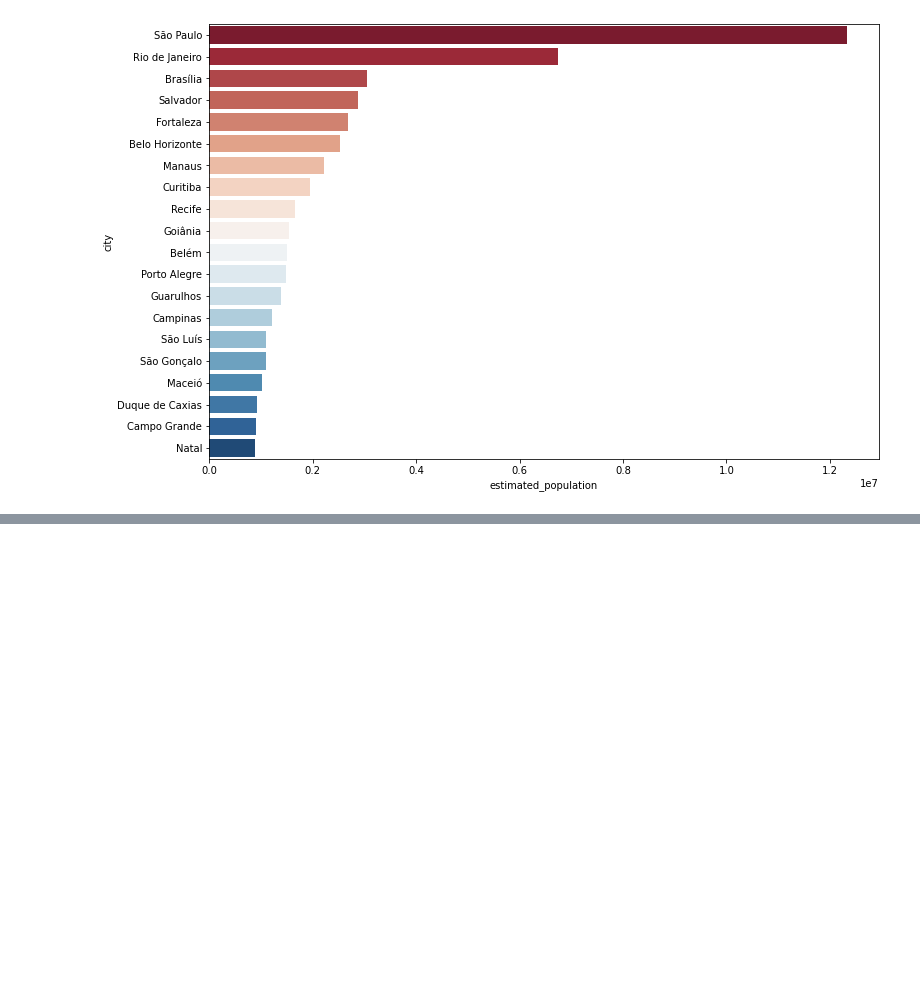
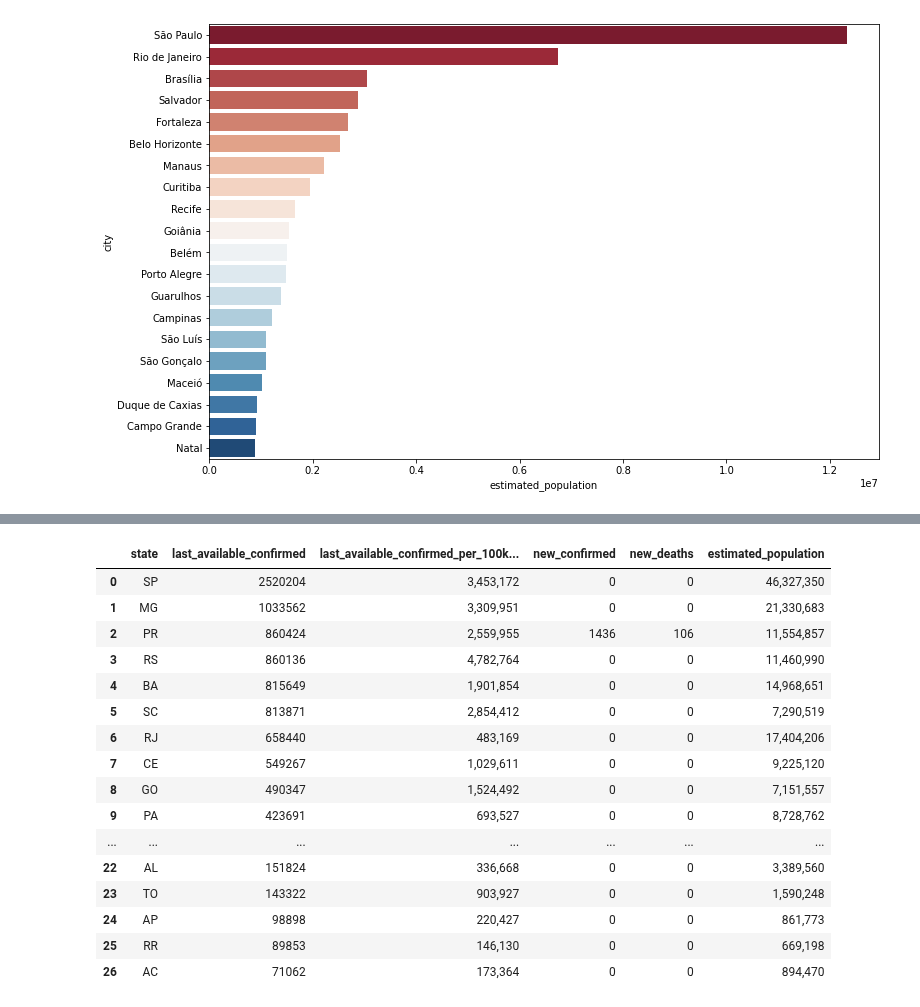
Before and after one commit to vladimiralencar/Alunos-UEPB-TopicosEspeciaisEmBancoDeDados, a Jupyter notebook: Python-Para-Analise-de-Dados/Aula-03-06-Abril-2021-Dataframes-Leitura-Manipulacao-EstatisticaDescritiva-Turma-NOITE-2021.ipynb, the cells around one changed output, grey strips where cells are left out. Saved outputs shown, nothing was run; the diff lists cells and outputs as text; code cells hidden in the pictures; blank space fills up the shorter version.

```diff
--- a/Python-Para-Analise-de-Dados/Aula-03-06-Abril-2021-Dataframes-Leitura-Manipulacao-EstatisticaDescritiva-Turma-NOITE-2021.ipynb
+++ b/Python-Para-Analise-de-Dados/Aula-03-06-Abril-2021-Dataframes-Leitura-Manipulacao-EstatisticaDescritiva-Turma-NOITE-2021.ipynb
@@ -388,0 +533,21 @@ ax = sns.barplot(x='estimated_population', y='city', data=dfp[:20], palette='RdB
+# %%
+dgo = dg2.sort_values(by='last_available_confirmed', ascending=False).reset_index(drop=True)
+dgo
+# %% [output]
+|  | state | last_available_confirmed | last_available_confirmed_per_100k... | new_confirmed | new_deaths | estimated_population |
+| 0 | SP | 2520204 | 3,453,172 | 0 | 0 | 46,327,350 |
+| 1 | MG | 1033562 | 3,309,951 | 0 | 0 | 21,330,683 |
+| 2 | PR | 860424 | 2,559,955 | 1436 | 106 | 11,554,857 |
+| 3 | RS | 860136 | 4,782,764 | 0 | 0 | 11,460,990 |
+| 4 | BA | 815649 | 1,901,854 | 0 | 0 | 14,968,651 |
+| 5 | SC | 813871 | 2,854,412 | 0 | 0 | 7,290,519 |
+| 6 | RJ | 658440 | 483,169 | 0 | 0 | 17,404,206 |
+| 7 | CE | 549267 | 1,029,611 | 0 | 0 | 9,225,120 |
+| 8 | GO | 490347 | 1,524,492 | 0 | 0 | 7,151,557 |
+| 9 | PA | 423691 | 693,527 | 0 | 0 | 8,728,762 |
+| ... | ... | ... | ... | ... | ... | ... |
+| 22 | AL | 151824 | 336,668 | 0 | 0 | 3,389,560 |
+| 23 | TO | 143322 | 903,927 | 0 | 0 | 1,590,248 |
+| 24 | AP | 98898 | 220,427 | 0 | 0 | 861,773 |
+| 25 | RR | 89853 | 146,130 | 0 | 0 | 669,198 |
+| 26 | AC | 71062 | 173,364 | 0 | 0 | 894,470 |
```
Also changed, not shown: parts of 16 cells of this notebook, 2 other files.
